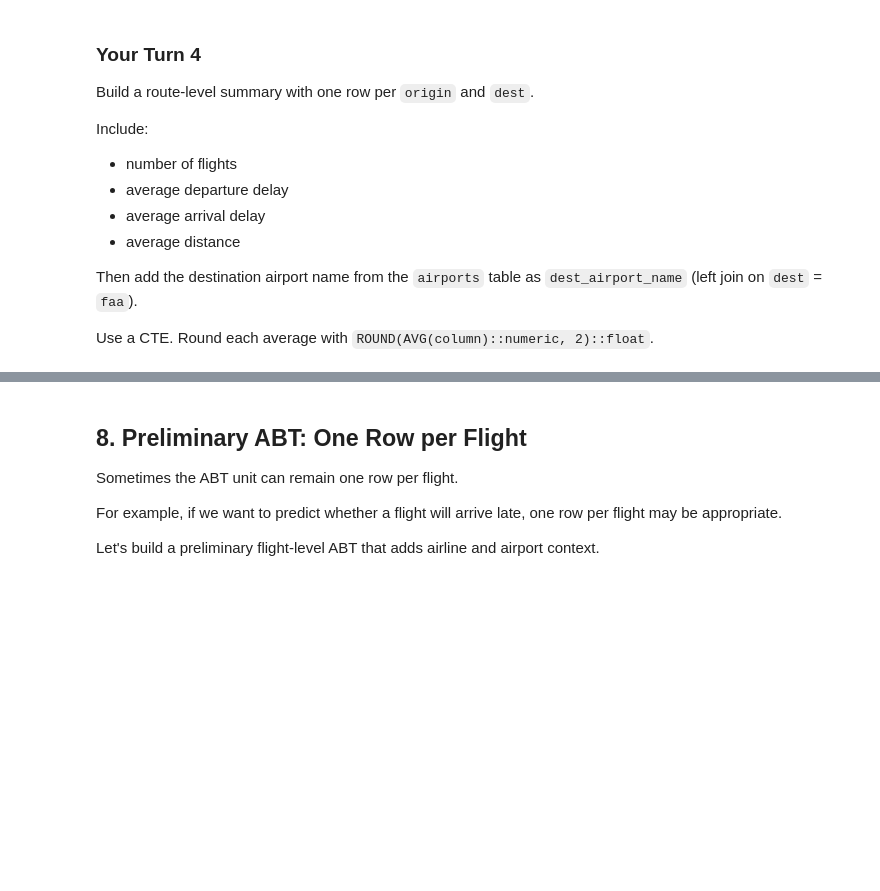
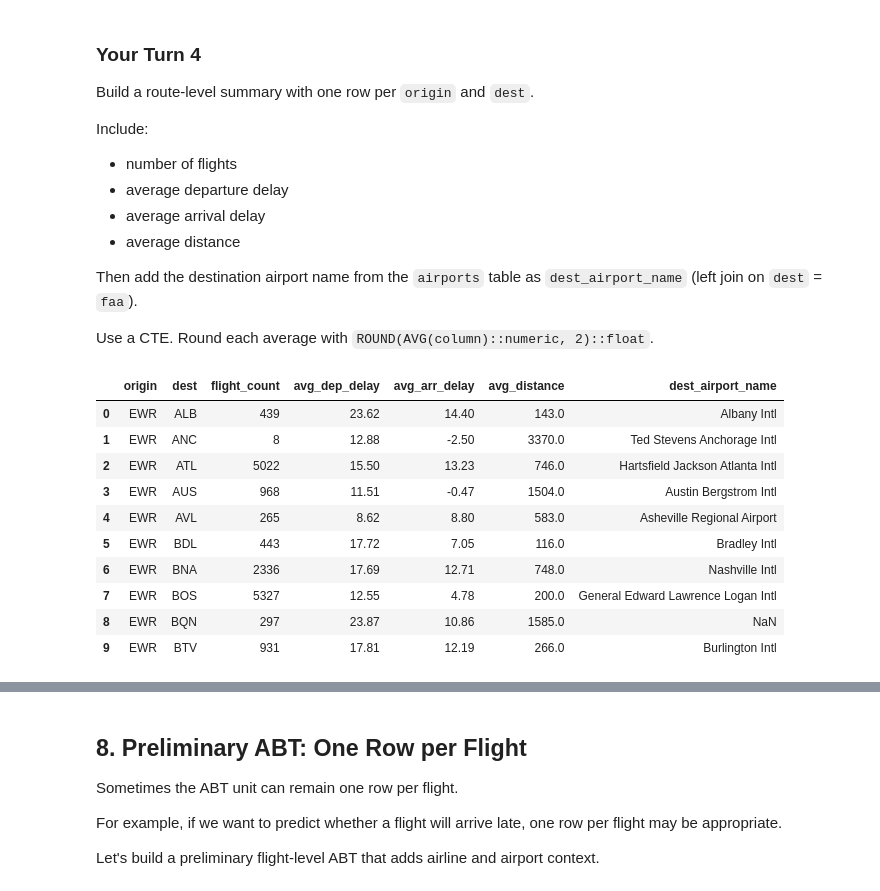
Before and after one commit to MGuajardo-MBA/Max-Guajardo-Module-9, a Jupyter notebook: notebooks/module10_sql_joins_abt_guided_lab.ipynb, the cells around one changed output, grey strips where cells are left out. Cells and saved outputs as stored; diff of their text form; code cells hidden in the pictures; blank space fills up the shorter version.

```diff
--- a/notebooks/module10_sql_joins_abt_guided_lab.ipynb
+++ b/notebooks/module10_sql_joins_abt_guided_lab.ipynb
@@ -510,12 +682,40 @@ Use a CTE. Round each average with `ROUND(AVG(column)::numeric, 2)::float`.
 # %%
 # Your Turn 4
 
-query = '''
+query = """
+WITH route_summary AS (
+    SELECT
+        origin,
+        dest,
+        COUNT(*) AS flight_count,
+        ROUND(AVG(dep_delay)::numeric, 2)::float AS avg_dep_delay,
+        ROUND(AVG(arr_delay)::numeric, 2)::float AS avg_arr_delay,
+        ROUND(AVG(distance)::numeric, 2)::float AS avg_distance
+    FROM flights
+    GROUP BY origin, dest
+)
+SELECT
+    rs.*,
+    a.name AS dest_airport_name
+FROM route_summary AS rs
+LEFT JOIN airports AS a
+    ON rs.dest = a.faa;
+"""
 
-'''
-
-route_abt = run_query(query, engine)
-route_abt.head()
+route_abt = pd.read_sql(query, engine)
+route_abt.head(10)
+# %% [output]
+|  | origin | dest | flight_count | avg_dep_delay | avg_arr_delay | avg_distance | dest_airport_name |
+| 0 | EWR | ALB | 439 | 23.62 | 14.40 | 143.0 | Albany Intl |
+| 1 | EWR | ANC | 8 | 12.88 | -2.50 | 3370.0 | Ted Stevens Anchorage Intl |
+| 2 | EWR | ATL | 5022 | 15.50 | 13.23 | 746.0 | Hartsfield Jackson Atlanta Intl |
+| 3 | EWR | AUS | 968 | 11.51 | -0.47 | 1504.0 | Austin Bergstrom Intl |
+| 4 | EWR | AVL | 265 | 8.62 | 8.80 | 583.0 | Asheville Regional Airport |
+| 5 | EWR | BDL | 443 | 17.72 | 7.05 | 116.0 | Bradley Intl |
+| 6 | EWR | BNA | 2336 | 17.69 | 12.71 | 748.0 | Nashville Intl |
+| 7 | EWR | BOS | 5327 | 12.55 | 4.78 | 200.0 | General Edward Lawrence Logan Intl |
+| 8 | EWR | BQN | 297 | 23.87 | 10.86 | 1585.0 | NaN |
+| 9 | EWR | BTV | 931 | 17.81 | 12.19 | 266.0 | Burlington Intl |
 # %%
 # Your Turn 4 check
 # Check whether each origin-dest pair appears once.
```
Also changed, not shown: parts of 31 cells of this notebook, 2 other files.
